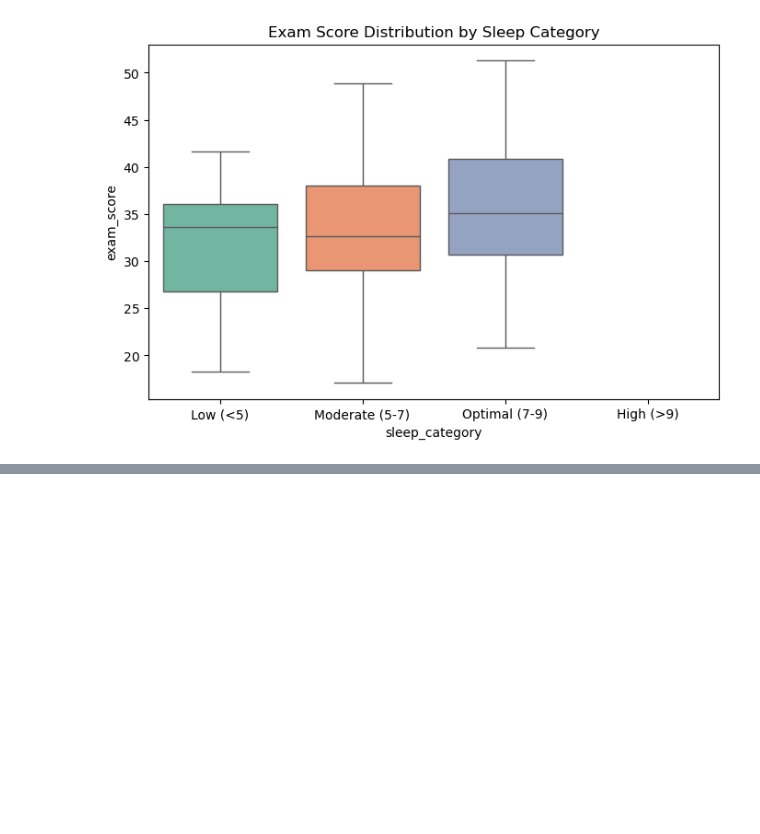
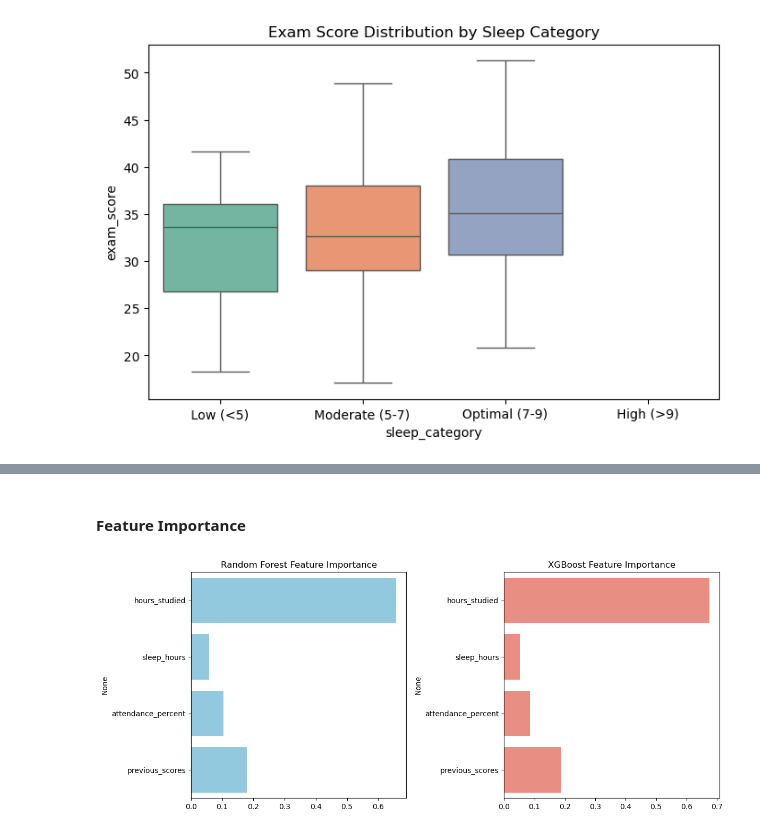
Before and after one commit to kiptochmike/Student-score-analysis, a Jupyter notebook: students.ipynb, the cells around one changed output, grey strips where cells are left out. Cells and saved outputs as stored; diff of their text form; code cells hidden in the pictures; blank space fills up the shorter version.

```diff
--- a/students.ipynb
+++ b/students.ipynb
@@ -160,0 +297,25 @@ plt.show()
+# %% [markdown]
+#### Feature Importance
+# %%
+# Feature importance from Random Forest
+rf_importances = rf.feature_importances_
+xgb_importances = xgb.feature_importances_
+
+features = X_train.columns
+
+plt.figure(figsize=(12,5))
+
+# Random Forest
+plt.subplot(1, 2, 1)
+sns.barplot(x=rf_importances, y=features, color="skyblue")
+plt.title("Random Forest Feature Importance")
+
+# XGBoost
+plt.subplot(1, 2, 2)
+sns.barplot(x=xgb_importances, y=features, color="salmon")
+plt.title("XGBoost Feature Importance")
+
+plt.tight_layout()
+plt.show()
+# %% [output]
+[figure, added]
```
Also changed, not shown: parts of 12 cells of this notebook.
